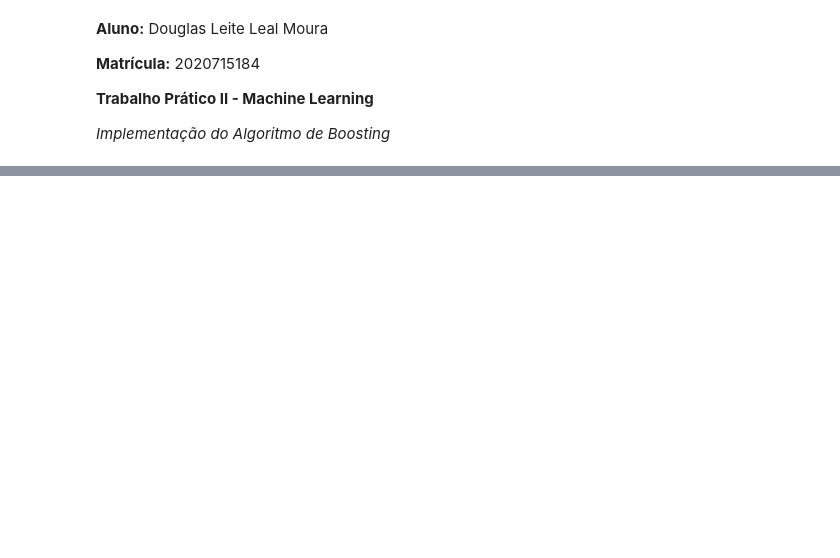
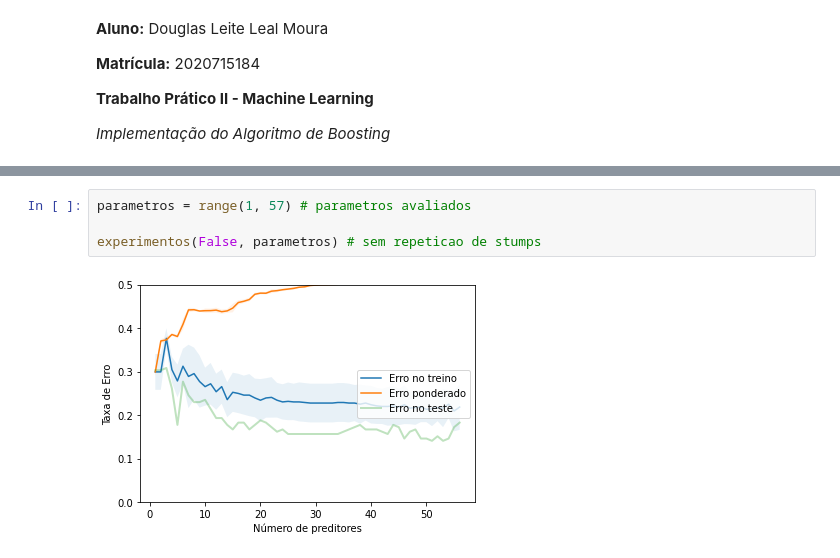
Before and after one commit to douglasllmoura/ufmg-ml, a Jupyter notebook: TP2_Implementacao_Boosting.ipynb, the cells around one changed output, grey strips where cells are left out. Cells and saved outputs as stored; diff of their text form; blank space fills up the shorter version.

```diff
--- a/TP2_Implementacao_Boosting.ipynb
+++ b/TP2_Implementacao_Boosting.ipynb
@@ -59,0 +535,6 @@ data
+# %%
+parametros = range(1, 57) # parametros avaliados
+
+experimentos(False, parametros) # sem repeticao de stumps
+# %% [output]
+[figure, added]
```
Also changed, not shown: parts of 32 cells of this notebook.
